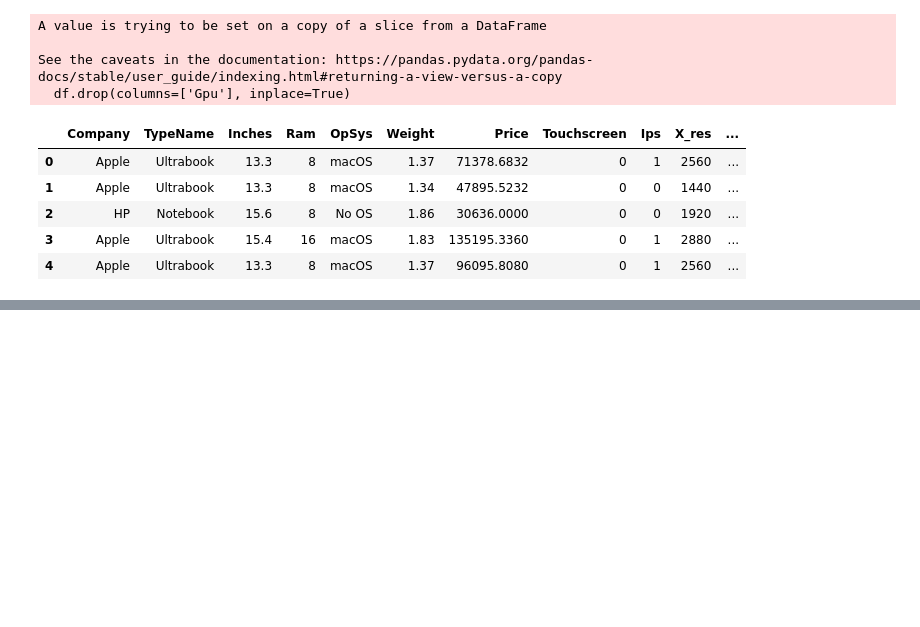
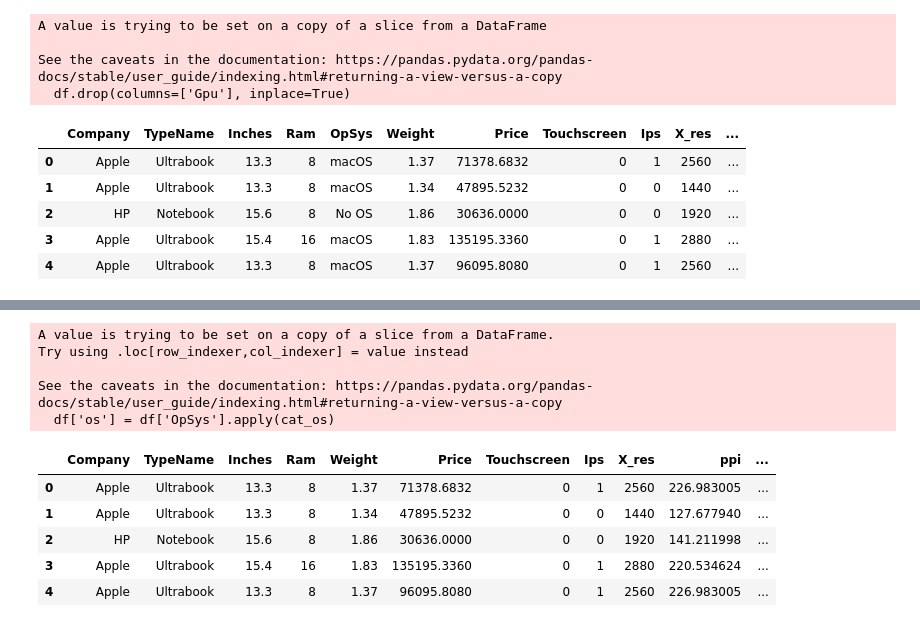
Before and after one commit to AdityaDRathore/Laptop-Price-Predictor-ML-Model, a Jupyter notebook: Laptop-Price-Predictor.ipynb, the cells around one changed output, grey strips where cells are left out. Drawn from its saved outputs; the diff is of its cells as text; code cells hidden in the pictures; blank space fills up the shorter version.

```diff
--- a/Laptop-Price-Predictor.ipynb
+++ b/Laptop-Price-Predictor.ipynb
@@ -566,0 +593,17 @@ df = df[df['Gpu brand'] != 'ARM']
+# %%
+df['os'] = df['OpSys'].apply(cat_os)
+# %% [output]
+A value is trying to be set on a copy of a slice from a DataFrame.
+Try using .loc[row_indexer,col_indexer] = value instead
+
+See the caveats in the documentation: https://pandas.pydata.org/pandas-docs/stable/user_guide/indexing.html#returning-a-view-versus-a-copy
+  df['os'] = df['OpSys'].apply(cat_os)
+# %%
+df.head()
+# %% [output]
+|  | Company | TypeName | Inches | Ram | Weight | Price | Touchscreen | Ips | X_res | ppi | ... |
+| 0 | Apple | Ultrabook | 13.3 | 8 | 1.37 | 71378.6832 | 0 | 1 | 2560 | 226.983005 | ... |
+| 1 | Apple | Ultrabook | 13.3 | 8 | 1.34 | 47895.5232 | 0 | 0 | 1440 | 127.677940 | ... |
+| 2 | HP | Notebook | 15.6 | 8 | 1.86 | 30636.0000 | 0 | 0 | 1920 | 141.211998 | ... |
+| 3 | Apple | Ultrabook | 15.4 | 16 | 1.83 | 135195.3360 | 0 | 1 | 2880 | 220.534624 | ... |
+| 4 | Apple | Ultrabook | 13.3 | 8 | 1.37 | 96095.8080 | 0 | 1 | 2560 | 226.983005 | ... |
```
Also changed, not shown: parts of 6 cells of this notebook.
